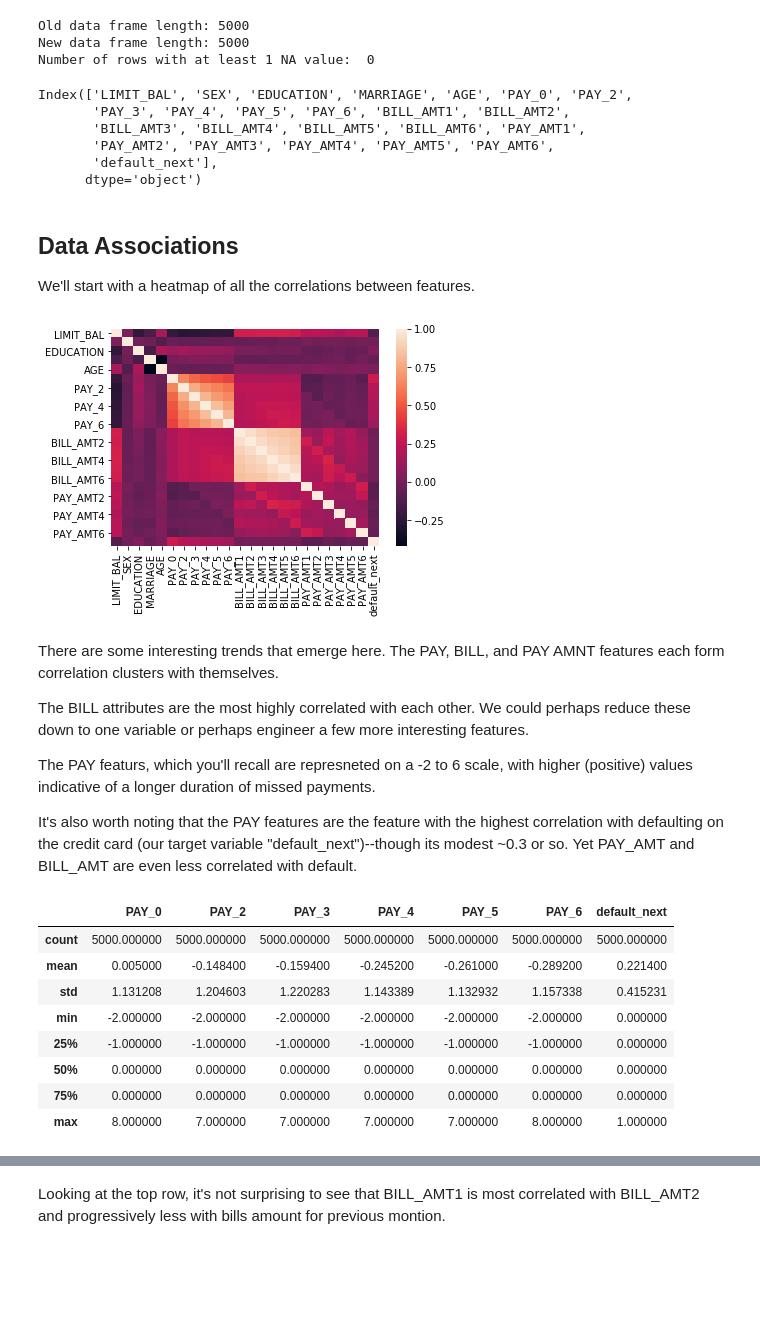
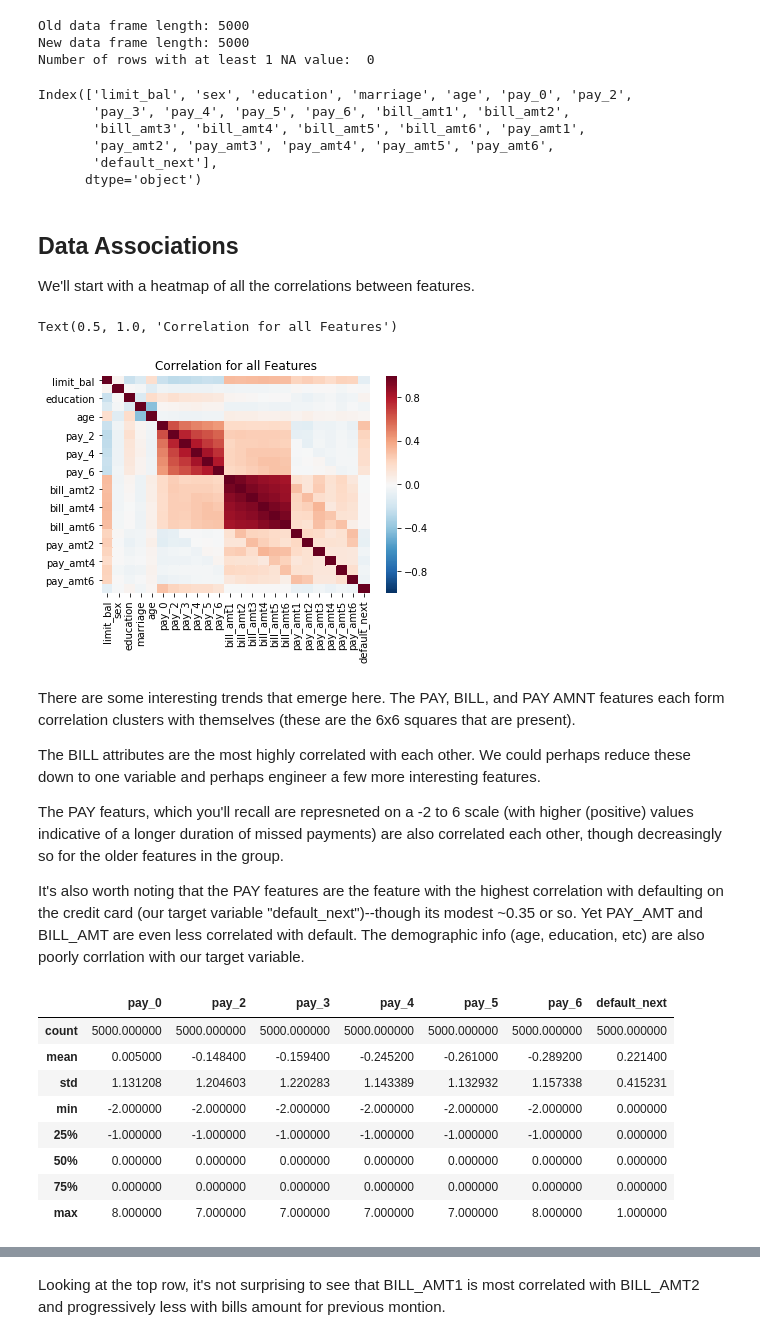
Before and after one commit to ewellsgray/data_science, a Jupyter notebook: credit/credit_default_predict.ipynb, the cells around one changed output, grey strips where cells are left out. Drawn from its saved outputs; the diff is of its cells as text; code cells hidden in the pictures; blank space fills up the shorter version.

```diff
--- a/credit/credit_default_predict.ipynb
+++ b/credit/credit_default_predict.ipynb
@@ -98,12 +98,13 @@ New data frame length: 5000
 Number of rows with at least 1 NA value:  0
 # %%
 df.rename(columns = {"default.payment.next.month":"default_next"},inplace=True)
+df.rename(str.lower, axis='columns',inplace=True)
 df.columns
 # %% [output]
-Index(['LIMIT_BAL', 'SEX', 'EDUCATION', 'MARRIAGE', 'AGE', 'PAY_0', 'PAY_2',
-       'PAY_3', 'PAY_4', 'PAY_5', 'PAY_6', 'BILL_AMT1', 'BILL_AMT2',
-       'BILL_AMT3', 'BILL_AMT4', 'BILL_AMT5', 'BILL_AMT6', 'PAY_AMT1',
-       'PAY_AMT2', 'PAY_AMT3', 'PAY_AMT4', 'PAY_AMT5', 'PAY_AMT6',
+Index(['limit_bal', 'sex', 'education', 'marriage', 'age', 'pay_0', 'pay_2',
+       'pay_3', 'pay_4', 'pay_5', 'pay_6', 'bill_amt1', 'bill_amt2',
+       'bill_amt3', 'bill_amt4', 'bill_amt5', 'bill_amt6', 'pay_amt1',
+       'pay_amt2', 'pay_amt3', 'pay_amt4', 'pay_amt5', 'pay_amt6',
        'default_next'],
       dtype='object')
 # %% [markdown]
@@ -113,30 +114,34 @@ We'll start with a heatmap of all the correlations between features.
 # %%
 import seaborn as sn
 
 corr = df.corr()
-ax = sn.heatmap(corr)
+#cmap = sn.diverging_palette(255, 133, l=60, n=7, center="dark")
+ax = sn.heatmap(corr,cmap='RdBu_r',vmin=-1,vmax=1)
+
+ax.set_title("Correlation for all Features")
 # %% [output]
+Text(0.5, 1.0, 'Correlation for all Features')
-[figure, old version]
+[figure, new version]
 # %% [markdown]
-There are some interesting trends that emerge here. The PAY, BILL, and PAY AMNT   features each form correlation clusters with themselves.
+There are some interesting trends that emerge here. The PAY, BILL, and PAY AMNT   features each form correlation clusters with themselves (these are the 6x6 squares that are present).
 
-The BILL attributes are the most highly correlated with each other. We could perhaps reduce these down to one variable or perhaps engineer a few more interesting features.
+The BILL attributes are the most highly correlated with each other. We could perhaps reduce these down to one variable and perhaps engineer a few more interesting features.
 
-The PAY featurs, which you'll recall are represneted on a -2 to 6 scale, with higher (positive) values indicative of a longer duration of missed payments.
+The PAY featurs, which you'll recall are represneted on a -2 to 6 scale (with higher (positive) values indicative of a longer duration of missed payments) are also correlated each other, though decreasingly so for the older features in the group.
 
-It's also worth noting that the PAY features are the feature with the highest correlation with defaulting on the credit card (our target variable "default_next")--though its modest ~0.3 or so. Yet PAY_AMT and BILL_AMT are even less correlated with default.
+It's also worth noting that the PAY features are the feature with the highest correlation with defaulting on the credit card (our target variable "default_next")--though its modest ~0.35 or so. Yet PAY_AMT and BILL_AMT are even less correlated with default. The demographic info (age, education, etc) are also poorly corrlation with our target variable.
-# %%
-df.loc[:,["PAY_0","PAY_2","PAY_3","PAY_4","PAY_5","PAY_6","default_next"]].describe()
-# %% [output]
-|  | PAY_0 | PAY_2 | PAY_3 | PAY_4 | PAY_5 | PAY_6 | default_next |
-| count | 5000.000000 | 5000.000000 | 5000.000000 | 5000.000000 | 5000.000000 | 5000.000000 | 5000.000000 |
-| mean | 0.005000 | -0.148400 | -0.159400 | -0.245200 | -0.261000 | -0.289200 | 0.221400 |
-| std | 1.131208 | 1.204603 | 1.220283 | 1.143389 | 1.132932 | 1.157338 | 0.415231 |
-| min | -2.000000 | -2.000000 | -2.000000 | -2.000000 | -2.000000 | -2.000000 | 0.000000 |
-| 25% | -1.000000 | -1.000000 | -1.000000 | -1.000000 | -1.000000 | -1.000000 | 0.000000 |
-| 50% | 0.000000 | 0.000000 | 0.000000 | 0.000000 | 0.000000 | 0.000000 | 0.000000 |
-| 75% | 0.000000 | 0.000000 | 0.000000 | 0.000000 | 0.000000 | 0.000000 | 0.000000 |
-| max | 8.000000 | 7.000000 | 7.000000 | 7.000000 | 7.000000 | 8.000000 | 1.000000 |
+# %%
+df.loc[:,["pay_0","pay_2","pay_3","pay_4","pay_5","pay_6","default_next"]].describe()
+# %% [output]
+|  | pay_0 | pay_2 | pay_3 | pay_4 | pay_5 | pay_6 | default_next |
+| count | 5000.000000 | 5000.000000 | 5000.000000 | 5000.000000 | 5000.000000 | 5000.000000 | 5000.000000 |
+| mean | 0.005000 | -0.148400 | -0.159400 | -0.245200 | -0.261000 | -0.289200 | 0.221400 |
+| std | 1.131208 | 1.204603 | 1.220283 | 1.143389 | 1.132932 | 1.157338 | 0.415231 |
+| min | -2.000000 | -2.000000 | -2.000000 | -2.000000 | -2.000000 | -2.000000 | 0.000000 |
+| 25% | -1.000000 | -1.000000 | -1.000000 | -1.000000 | -1.000000 | -1.000000 | 0.000000 |
+| 50% | 0.000000 | 0.000000 | 0.000000 | 0.000000 | 0.000000 | 0.000000 | 0.000000 |
+| 75% | 0.000000 | 0.000000 | 0.000000 | 0.000000 | 0.000000 | 0.000000 | 0.000000 |
+| max | 8.000000 | 7.000000 | 7.000000 | 7.000000 | 7.000000 | 8.000000 | 1.000000 |
 # %%
 %matplotlib inline
 from pandas.plotting import scatter_matrix
```
Also changed, not shown: parts of 49 cells of this notebook.
